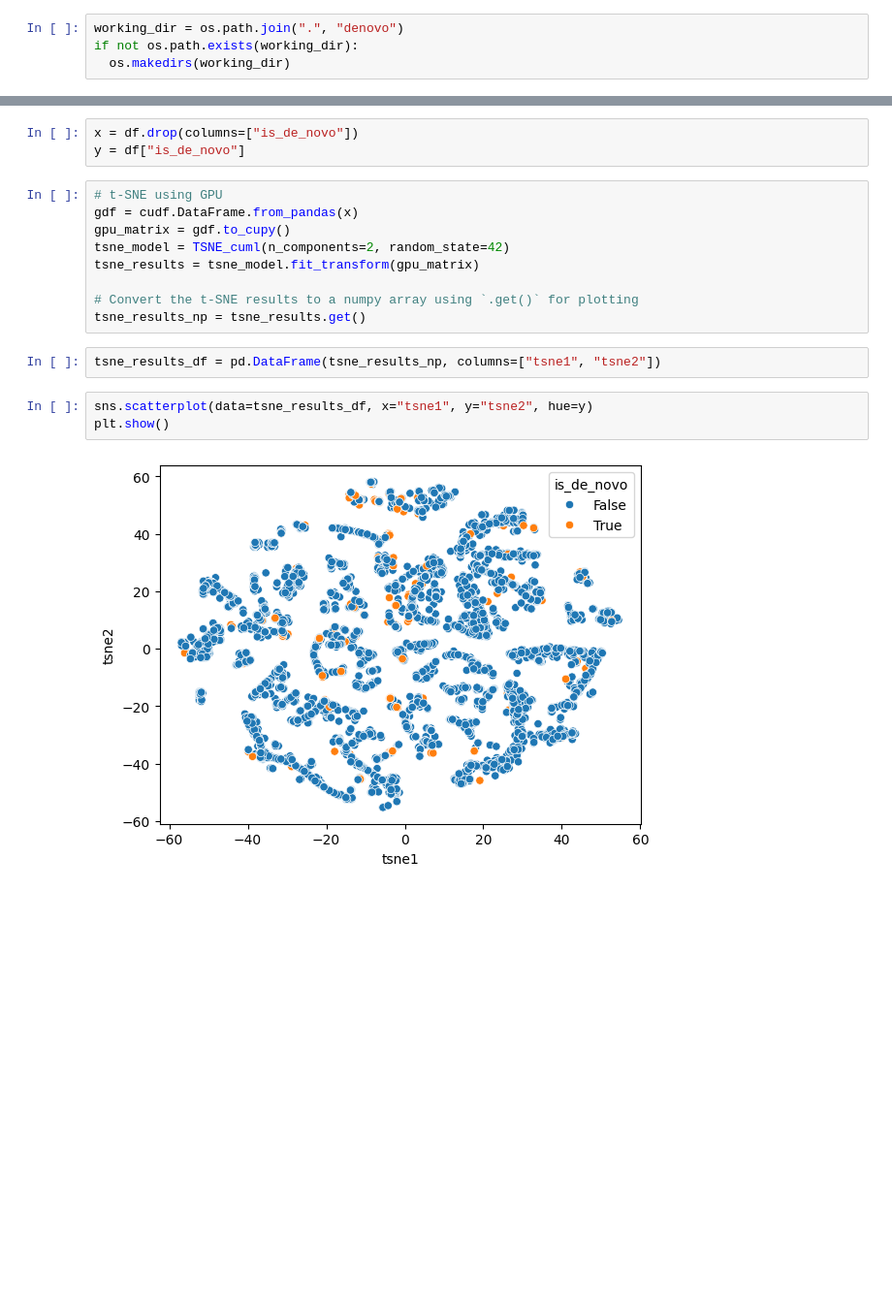
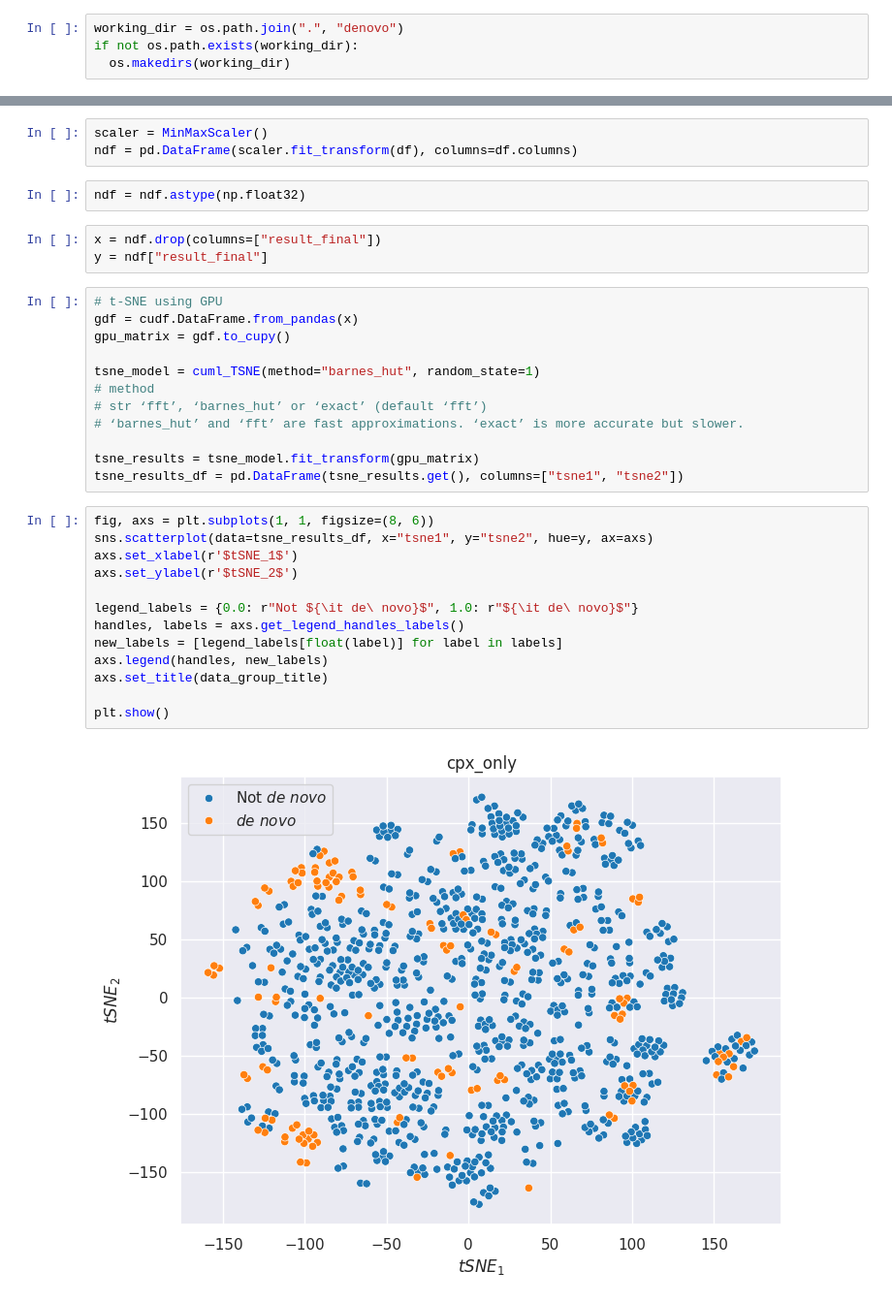
Before and after one commit to VJalili/denovo, a Jupyter notebook: denovo_model.ipynb, the cells around one changed output, grey strips where cells are left out. Shown at 97% size. Saved outputs shown, nothing was run; the diff lists cells and outputs as text; blank space fills up the shorter version.

```diff
--- a/denovo_model.ipynb
+++ b/denovo_model.ipynb
@@ -187,19 +176,35 @@ Index(['AC', 'AN', 'SVLEN', 'AF', 'N_BI_GENOS', 'N_HOMREF', 'N_HET',
+# %%
+scaler = MinMaxScaler()
+ndf = pd.DataFrame(scaler.fit_transform(df), columns=df.columns)
+# %%
+ndf = ndf.astype(np.float32)
 # %%
-x = df.drop(columns=["is_de_novo"])
-y = df["is_de_novo"]
+x = ndf.drop(columns=["result_final"])
+y = ndf["result_final"]
 # %%
 # t-SNE using GPU
 gdf = cudf.DataFrame.from_pandas(x)
 gpu_matrix = gdf.to_cupy()
-tsne_model = TSNE_cuml(n_components=2, random_state=42)
+
+tsne_model = cuml_TSNE(method="barnes_hut", random_state=1)
+# method
+# str ‘fft’, ‘barnes_hut’ or ‘exact’ (default ‘fft’)
+# ‘barnes_hut’ and ‘fft’ are fast approximations. ‘exact’ is more accurate but slower.
+
 tsne_results = tsne_model.fit_transform(gpu_matrix)
-
-# Convert the t-SNE results to a numpy array using `.get()` for plotting
-tsne_results_np = tsne_results.get()
+tsne_results_df = pd.DataFrame(tsne_results.get(), columns=["tsne1", "tsne2"])
-# %%
-tsne_results_df = pd.DataFrame(tsne_results_np, columns=["tsne1", "tsne2"])
-# %%
-sns.scatterplot(data=tsne_results_df, x="tsne1", y="tsne2", hue=y)
-plt.show()
-# %% [output]
-[figure, removed]
+# %%
+fig, axs = plt.subplots(1, 1, figsize=(8, 6))
+sns.scatterplot(data=tsne_results_df, x="tsne1", y="tsne2", hue=y, ax=axs)
+axs.set_xlabel(r'$tSNE_1$')
+axs.set_ylabel(r'$tSNE_2$')
+
+legend_labels = {0.0: r"Not ${\it de\ novo}$", 1.0: r"${\it de\ novo}$"}
+handles, labels = axs.get_legend_handles_labels()
+new_labels = [legend_labels[float(label)] for label in labels]
+axs.legend(handles, new_labels)
+axs.set_title(data_group_title)
+
+plt.show()
+# %% [output]
+[figure, added]
```
Also changed, not shown: parts of 58 cells of this notebook.
